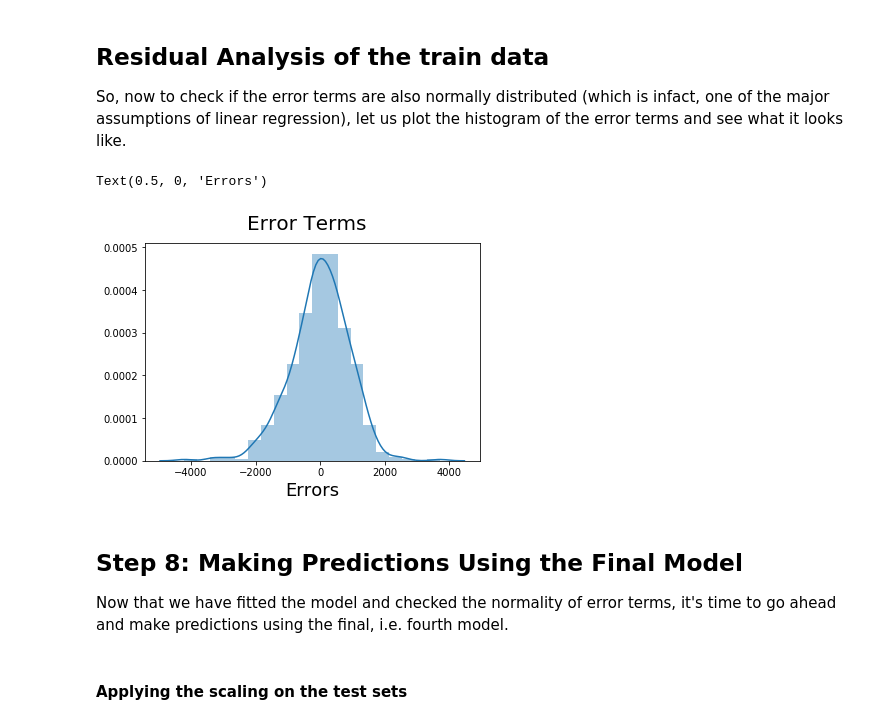
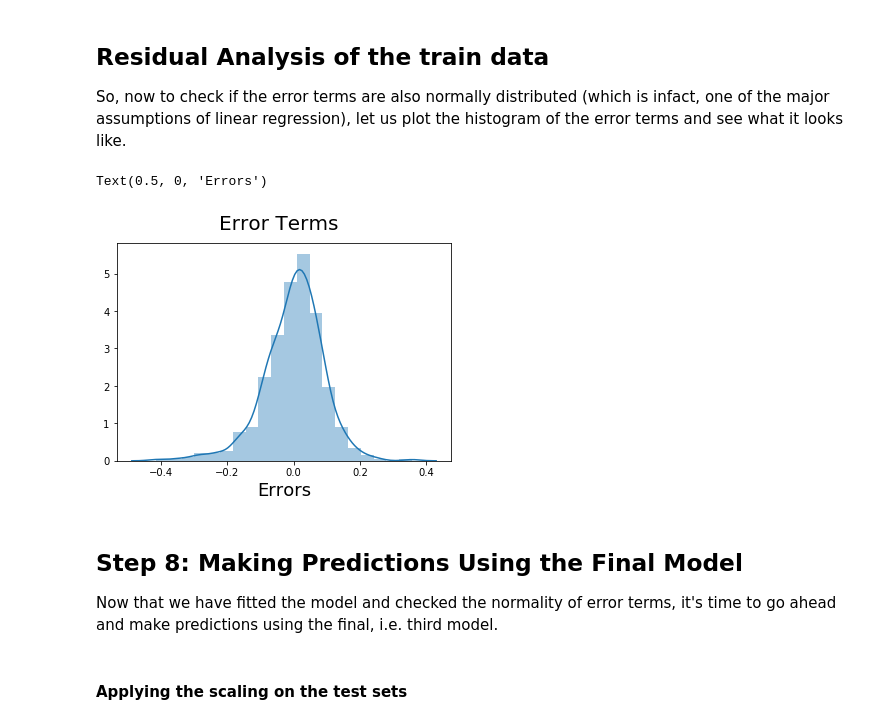
Before and after one commit to UMAR8601/bike-sharing-demand-prediction, a Jupyter notebook: bike-sharing-demand-1.ipynb, the cells around one changed output. Cells and saved outputs as stored; diff of their text form; code cells hidden in the pictures.

Commit message:
model complete

```diff
--- a/bike-sharing-demand-1.ipynb
+++ b/bike-sharing-demand-1.ipynb
@@ -545,19 +533,19 @@ print(vif.sort_values(by='VIF',ascending=False))
 
 So, now to check if the error terms are also normally distributed (which is infact, one of the major assumptions of linear regression), let us plot the histogram of the error terms and see what it looks like.
 # %%
-y_train_price = lr4.predict(X_train_lm)
+y_train_cnt = lm.predict(X_train_lm)
 # %%
 # Plot the histogram of the error terms
 fig = plt.figure()
-sns.distplot((y_train - y_train_price), bins = 20)
+sns.distplot((y_train - y_train_cnt), bins = 20)
 fig.suptitle('Error Terms', fontsize = 20)                  # Plot heading
 plt.xlabel('Errors', fontsize = 18)                         # X-label
 # %% [output]
 Text(0.5, 0, 'Errors')
-[figure, old version]
+[figure, new version]
 # %% [markdown]
 ## Step 8: Making Predictions Using the Final Model
 
-Now that we have fitted the model and checked the normality of error terms, it's time to go ahead and make predictions using the final, i.e. fourth model.
+Now that we have fitted the model and checked the normality of error terms, it's time to go ahead and make predictions using the final, i.e. third model.
 # %% [markdown]
 #### Applying the scaling on the test sets
```
Also changed, not shown: parts of 31 cells of this notebook.
